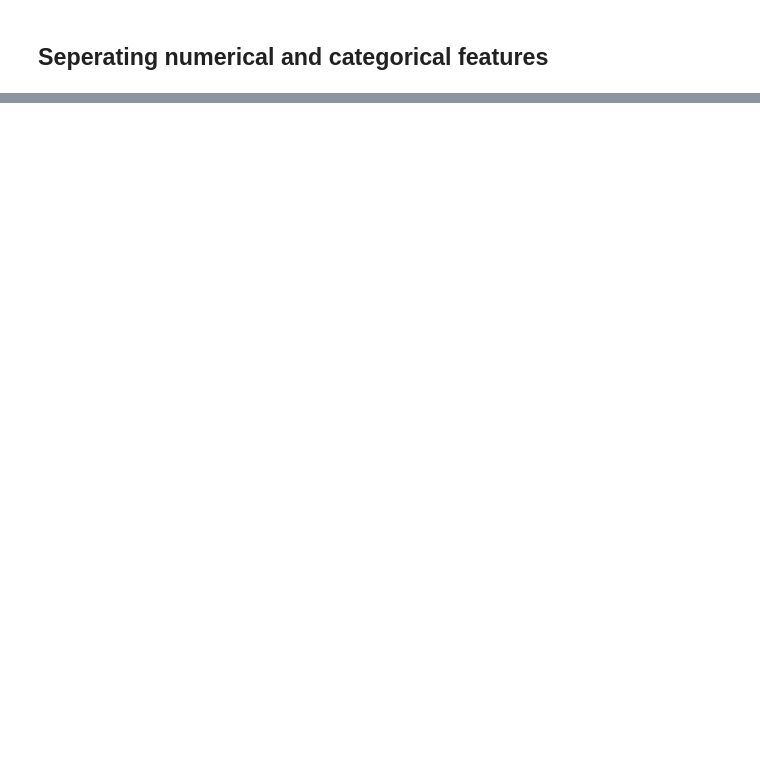
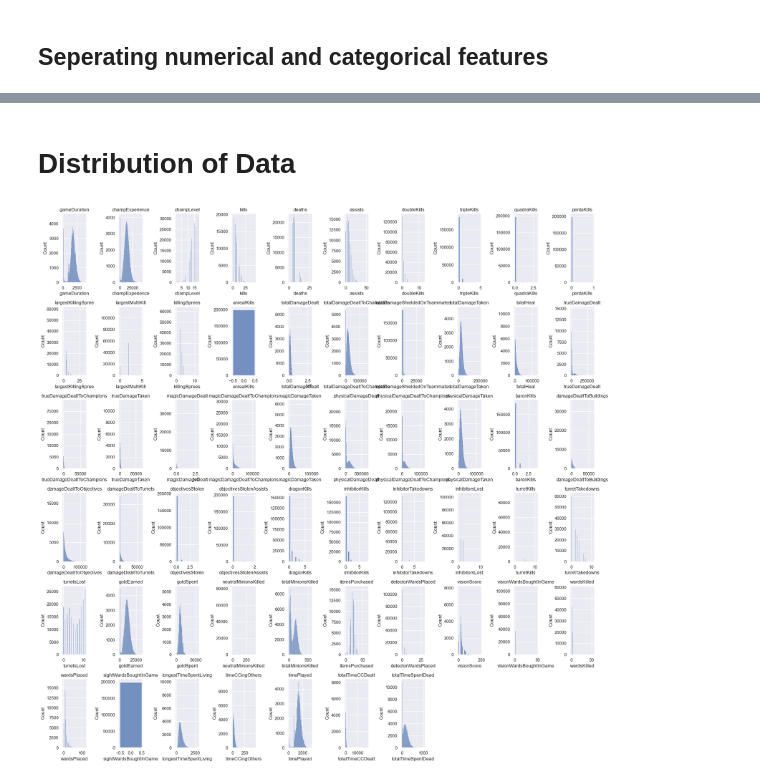
Before and after one commit to mannkenn/LeagueOfLegendsPrediction, a Jupyter notebook: notebooks/project.ipynb, the cells around one changed output, grey strips where cells are left out. Cells and saved outputs as stored; diff of their text form; code cells hidden in the pictures; blank space fills up the shorter version.

```diff
--- a/notebooks/project.ipynb
+++ b/notebooks/project.ipynb
@@ -163,3 +193,21 @@ df_num = ['gameDuration', 'champExperience',
 df_cat = ['teamId', 'item0', 'item1', 'item2',
        'item3', 'item4', 'item5', 'item6', 'lane', 'role', 'teamPosition', 'championName', 'gameEndedInEarlySurrender', 'gameEndedInSurrender',
        'teamEarlySurrendered', 'summonerLevel', 'win']
+# %% [markdown]
+# Distribution of Data
+# %%
+fig, axs = plt.subplots(6, 10, figsize=(20, 20))
+
+axs = axs.flatten()
+
+for i, feature in enumerate(df_num):
+    sns.histplot(data = df, x = feature, ax = axs[i])
+    axs[i].set_title(feature)
+
+for ax in axs[len(df_num):]:
+    ax.axis('off')
+
+plt.tight_layout()
+plt.show()
+# %% [output]
+[figure, added]
```
Also changed, not shown: parts of 55 cells of this notebook, 1 other file.
